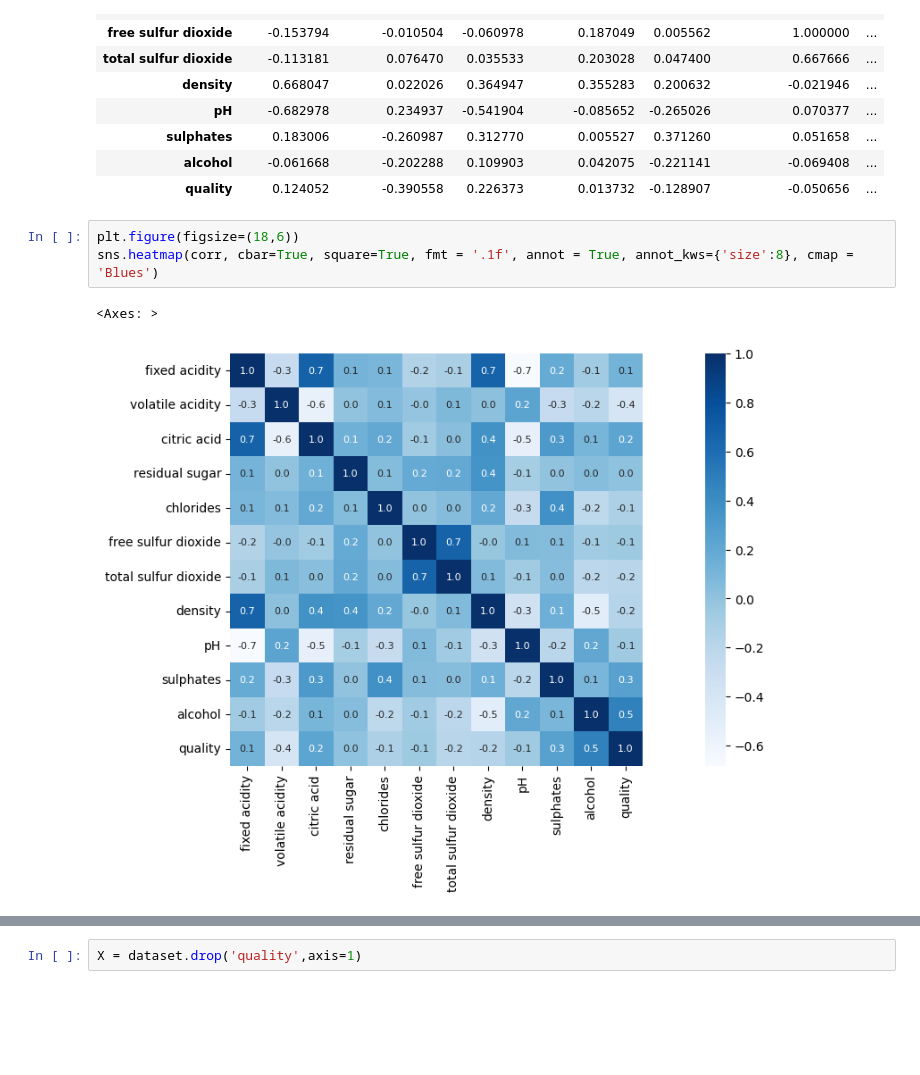
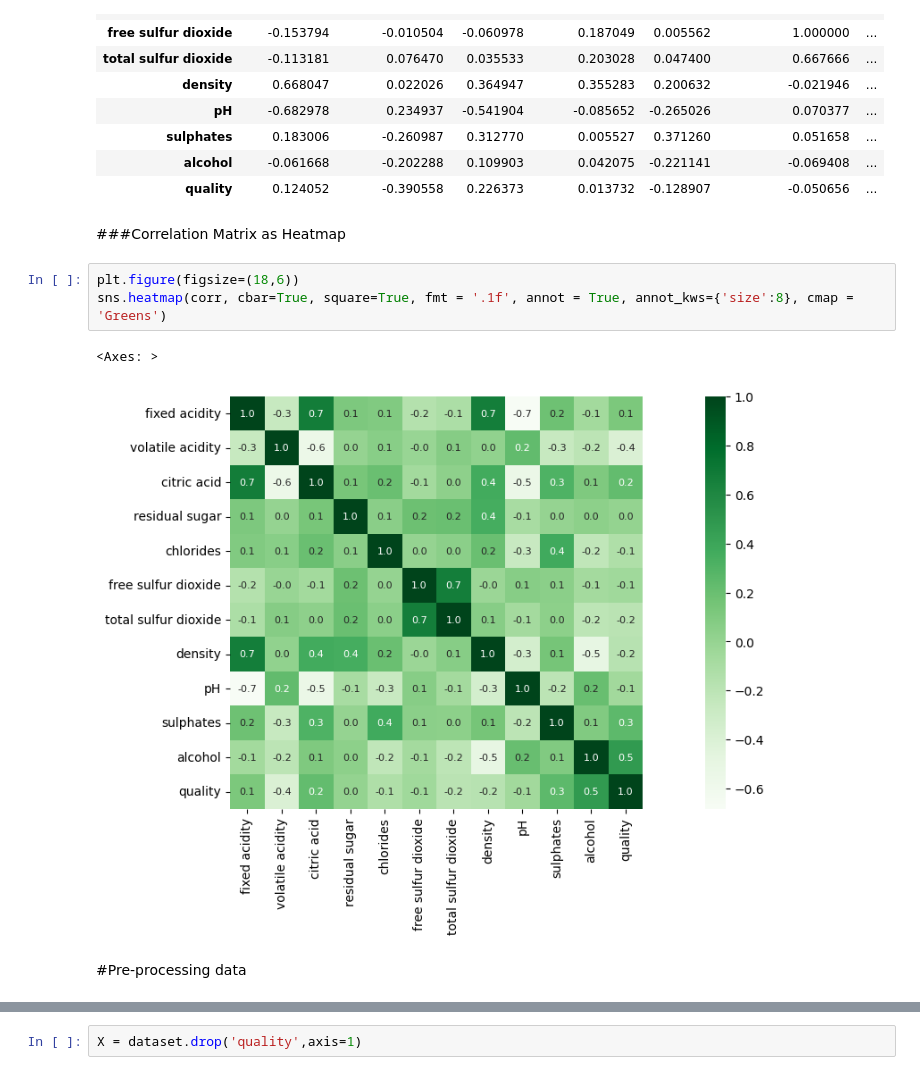
Before and after one commit to ChamikaRohan/Machine-Learning-based-Red-Wine-Quality-Prediction, a Jupyter notebook: Red_Wine_Quality_Prediction_Model.ipynb, the cells around one changed output, grey strips where cells are left out. Saved outputs shown, nothing was run; the diff lists cells and outputs as text; blank space fills up the shorter version.

```diff
--- a/Red_Wine_Quality_Prediction_Model.ipynb
+++ b/Red_Wine_Quality_Prediction_Model.ipynb
@@ -98,9 +247,13 @@ corr
 | sulphates | 0.183006 | -0.260987 | 0.312770 | 0.005527 | 0.371260 | 0.051658 | ... |
 | alcohol | -0.061668 | -0.202288 | 0.109903 | 0.042075 | -0.221141 | -0.069408 | ... |
 | quality | 0.124052 | -0.390558 | 0.226373 | 0.013732 | -0.128907 | -0.050656 | ... |
+# %% [markdown]
+###Correlation Matrix as Heatmap
 # %%
 plt.figure(figsize=(18,6))
-sns.heatmap(corr, cbar=True, square=True, fmt = '.1f', annot = True, annot_kws={'size':8}, cmap = 'Blues')
+sns.heatmap(corr, cbar=True, square=True, fmt = '.1f', annot = True, annot_kws={'size':8}, cmap = 'Greens')
 # %% [output]
 <Axes: >
-[figure, old version]
+[figure, new version]
+# %% [markdown]
+#Pre-processing data
```
Also changed, not shown: parts of 33 cells of this notebook.
